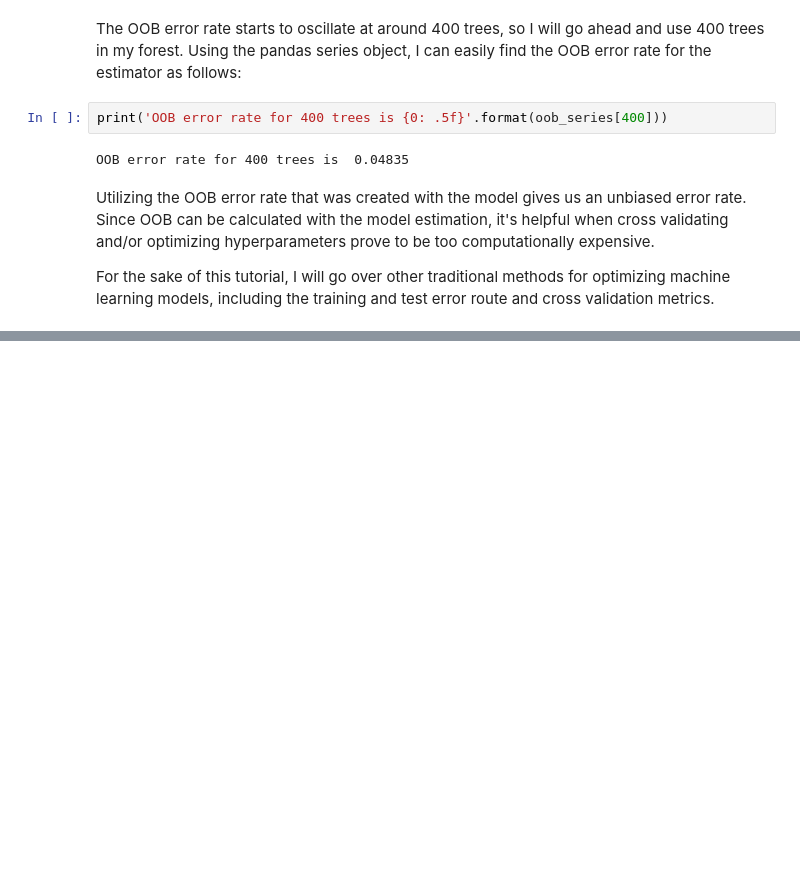
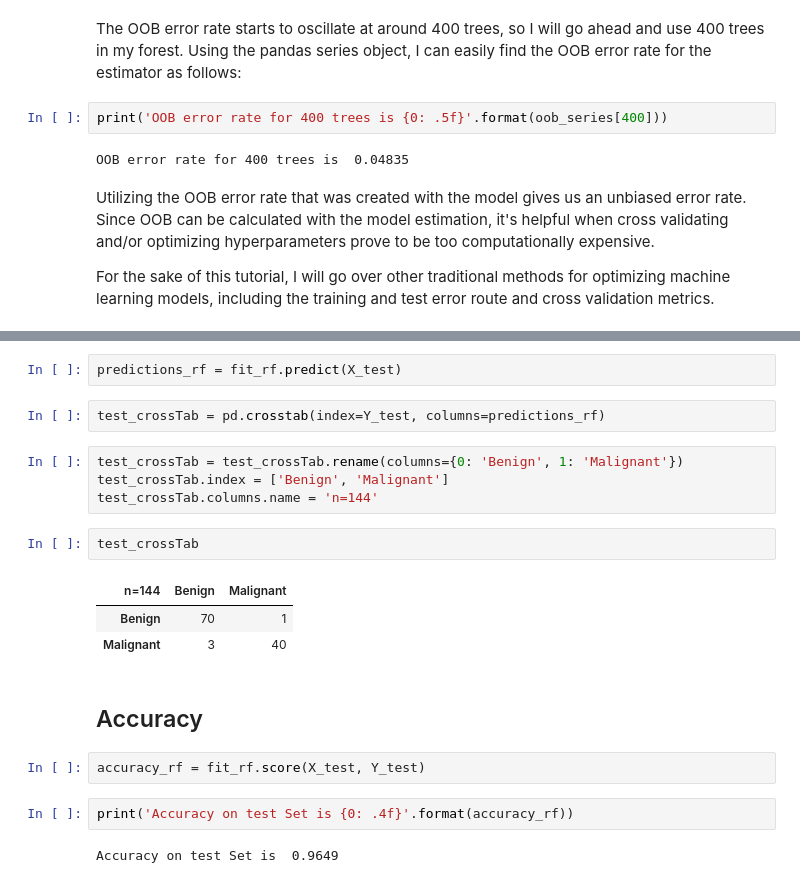
Before and after one commit to ddb95/Data_Science_and_ML_Projects, a Jupyter notebook: breastCancerWinsconsin/breastCancer_Classification_using_Random_forest.ipynb, the cells around one changed output, grey strips where cells are left out. Cells and saved outputs as stored; diff of their text form; blank space fills up the shorter version.

```diff
--- a/breastCancerWinsconsin/breastCancer_Classification_using_Random_forest.ipynb
+++ b/breastCancerWinsconsin/breastCancer_Classification_using_Random_forest.ipynb
@@ -355,0 +534,22 @@ For the sake of this tutorial, I will go over other traditional methods for opti
+# %%
+predictions_rf = fit_rf.predict(X_test)
+# %%
+test_crossTab = pd.crosstab(index=Y_test, columns=predictions_rf)
+# %%
+test_crossTab = test_crossTab.rename(columns={0: 'Benign', 1: 'Malignant'})
+test_crossTab.index = ['Benign', 'Malignant']
+test_crossTab.columns.name = 'n=144'
+# %%
+test_crossTab
+# %% [output]
+| n=144 | Benign | Malignant |
+| Benign | 70 | 1 |
+| Malignant | 3 | 40 |
+# %% [markdown]
+## Accuracy
+# %%
+accuracy_rf = fit_rf.score(X_test, Y_test)
+# %%
+print('Accuracy on test Set is {0: .4f}'.format(accuracy_rf))
+# %% [output]
+Accuracy on test Set is  0.9649
```
Also changed, not shown: parts of 24 cells of this notebook.
